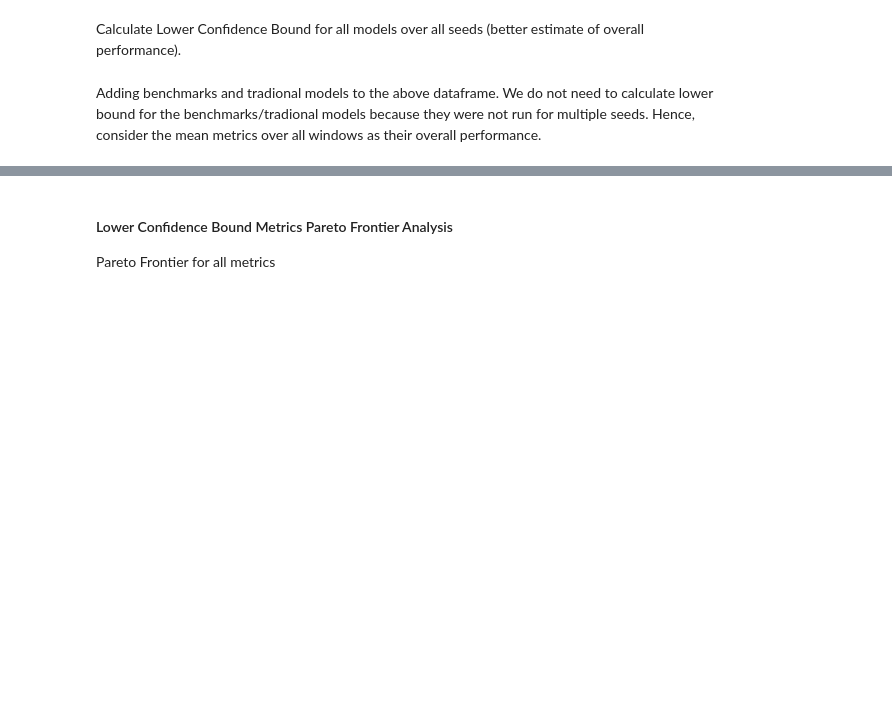
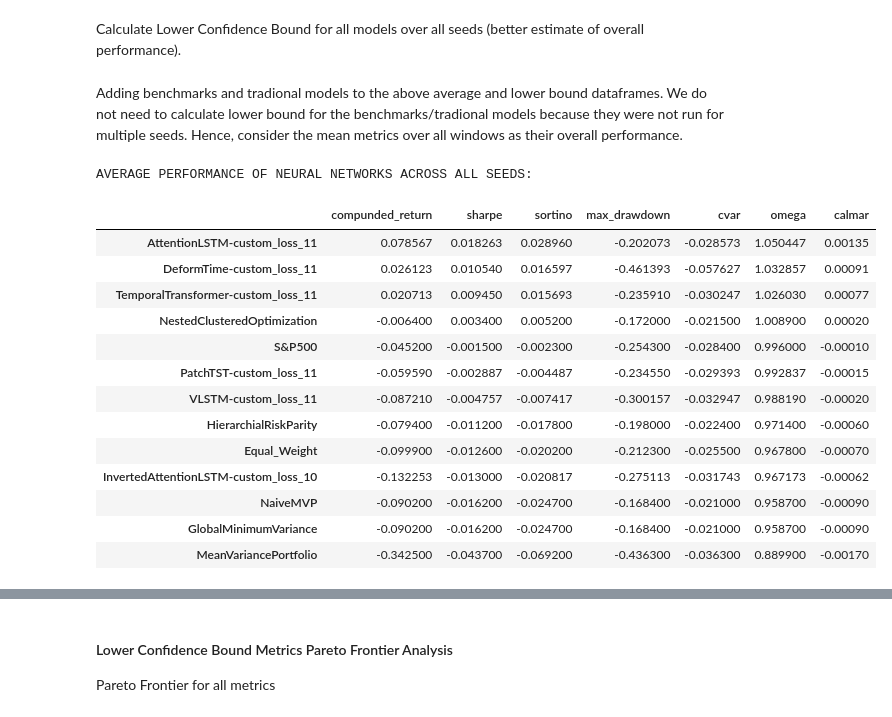
Before and after one commit to travisdesell/exact, a Jupyter notebook: financial_loss_functions/exploration/test_analysis.ipynb, the cells around one changed output, grey strips where cells are left out. Cells and saved outputs as stored; diff of their text form; code cells hidden in the pictures; blank space fills up the shorter version.

```diff
--- a/financial_loss_functions/exploration/test_analysis.ipynb
+++ b/financial_loss_functions/exploration/test_analysis.ipynb
@@ -199,4 +174,28 @@ lower_bound_df = avg_perf_metrics - t_val * (std_perf_metrics / np.sqrt(n_seeds)
 # %% [markdown]
-Adding benchmarks and tradional models to the above dataframe. We do not need to calculate lower bound for the benchmarks/tradional models because they were not run for multiple seeds. Hence, consider the mean metrics over all windows as their overall performance.
+Adding benchmarks and tradional models to the above average and lower bound dataframes. We do not need to calculate lower bound for the benchmarks/tradional models because they were not run for multiple seeds. Hence, consider the mean metrics over all windows as their overall performance.
+# %%
+avg_perf_metrics = pd.concat(
+    [avg_perf_metrics, bench_perfs],
+    axis=0
+)
+avg_perf_metrics = avg_perf_metrics.sort_values(by='sharpe', ascending=False)
+print('AVERAGE PERFORMANCE OF NEURAL NETWORKS ACROSS ALL SEEDS:')
+avg_perf_metrics
+# %% [output]
+AVERAGE PERFORMANCE OF NEURAL NETWORKS ACROSS ALL SEEDS:
+|  | compunded_return | sharpe | sortino | max_drawdown | cvar | omega | calmar |
+| AttentionLSTM-custom_loss_11 | 0.078567 | 0.018263 | 0.028960 | -0.202073 | -0.028573 | 1.050447 | 0.00135 |
+| DeformTime-custom_loss_11 | 0.026123 | 0.010540 | 0.016597 | -0.461393 | -0.057627 | 1.032857 | 0.00091 |
+| TemporalTransformer-custom_loss_11 | 0.020713 | 0.009450 | 0.015693 | -0.235910 | -0.030247 | 1.026030 | 0.00077 |
+| NestedClusteredOptimization | -0.006400 | 0.003400 | 0.005200 | -0.172000 | -0.021500 | 1.008900 | 0.00020 |
+| S&P500 | -0.045200 | -0.001500 | -0.002300 | -0.254300 | -0.028400 | 0.996000 | -0.00010 |
+| PatchTST-custom_loss_11 | -0.059590 | -0.002887 | -0.004487 | -0.234550 | -0.029393 | 0.992837 | -0.00015 |
+| VLSTM-custom_loss_11 | -0.087210 | -0.004757 | -0.007417 | -0.300157 | -0.032947 | 0.988190 | -0.00020 |
+| HierarchialRiskParity | -0.079400 | -0.011200 | -0.017800 | -0.198000 | -0.022400 | 0.971400 | -0.00060 |
+| Equal_Weight | -0.099900 | -0.012600 | -0.020200 | -0.212300 | -0.025500 | 0.967800 | -0.00070 |
+| InvertedAttentionLSTM-custom_loss_10 | -0.132253 | -0.013000 | -0.020817 | -0.275113 | -0.031743 | 0.967173 | -0.00062 |
+| NaiveMVP | -0.090200 | -0.016200 | -0.024700 | -0.168400 | -0.021000 | 0.958700 | -0.00090 |
+| GlobalMinimumVariance | -0.090200 | -0.016200 | -0.024700 | -0.168400 | -0.021000 | 0.958700 | -0.00090 |
+| MeanVariancePortfolio | -0.342500 | -0.043700 | -0.069200 | -0.436300 | -0.036300 | 0.889900 | -0.00170 |
 # %%
 lower_bound_df = pd.concat(
```
Also changed, not shown: parts of 20 cells of this notebook.
